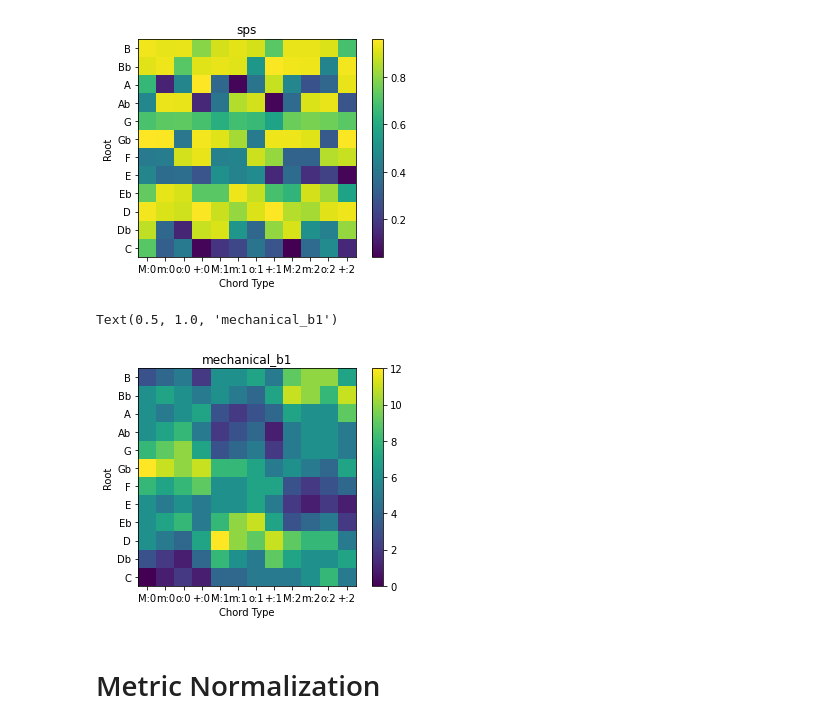
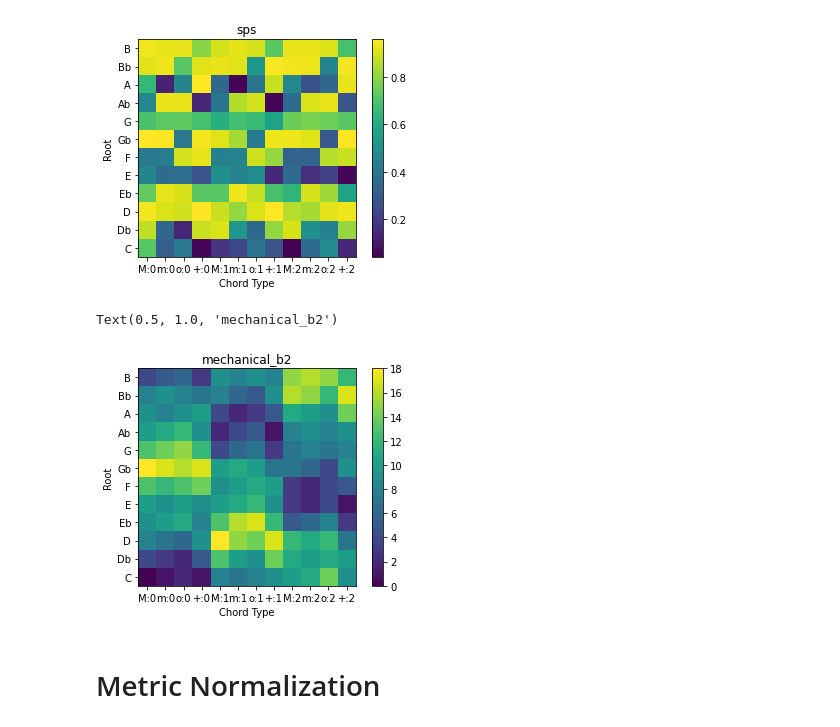
Before and after one commit to DCMLab/chord-eval, a Jupyter notebook: Scratch.ipynb, the cells around one changed output. Cells and saved outputs as stored; diff of their text form; code cells hidden in the pictures.

```diff
--- a/Scratch.ipynb
+++ b/Scratch.ipynb
@@ -208,32 +208,32 @@ Text(0.5, 1.0, 'sps')
 # %%
 import matplotlib.pyplot as plt
 import numpy as np
 
 triads = [ChordType.MAJOR, ChordType.MINOR, ChordType.DIMINISHED, ChordType.AUGMENTED]
 maj_min = [ChordType.MAJOR, ChordType.MINOR]
 
 c_maj_mask = (data["root1"] == 0) & (data["chord_type1"] == ChordType.MAJOR) & (data["inversion1"] == 0)
 c_maj_data = data.loc[c_maj_mask]
 
-metric = "mechanical_b1"
+metric = "mechanical_b2"
 
 matrix = np.zeros((12, 4 * 3))
 
 for root in range(12):
     for i, (inv, chord_type) in enumerate(itertools.product(range(3), triads)):
         matrix[(11 - root), i] = c_maj_data.loc[(c_maj_data["root2"] == root) & (c_maj_data["chord_type2"] == chord_type) & (c_maj_data["inversion2"] == inv), metric]
 
 
 plt.imshow(matrix)
 plt.colorbar()
 plt.xlabel("Chord Type")
 plt.ylabel("Root")
 plt.xticks(ticks=range(12), labels=[f"{chord_type}:{inv}" for inv, chord_type in itertools.product(range(3), ["M", "m", "o", "+"])])
 plt.yticks(ticks=range(12), labels=["B", "Bb", "A", "Ab", "G", "Gb", "F", "E", "Eb", "D", "Db", "C"])
 plt.title(metric)
 # %% [output]
-Text(0.5, 1.0, 'mechanical_b1')
+Text(0.5, 1.0, 'mechanical_b2')
-[figure, old version]
+[figure, new version]
 # %% [markdown]
 # Metric Normalization
 # %%
```
Also changed, not shown: parts of 12 cells of this notebook, 2 other files.
